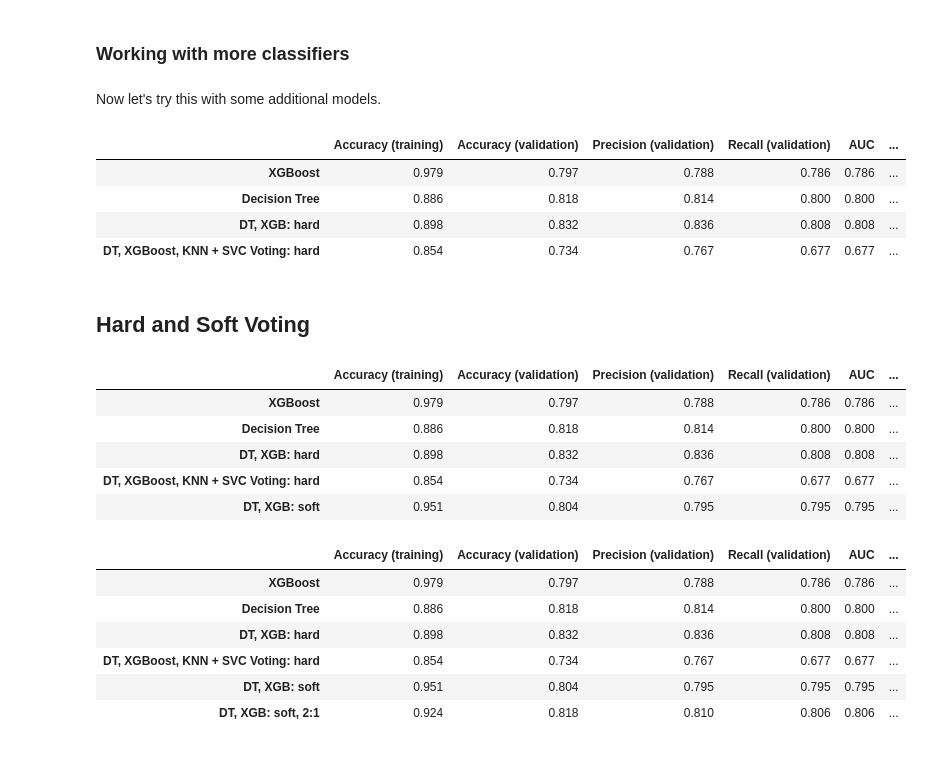
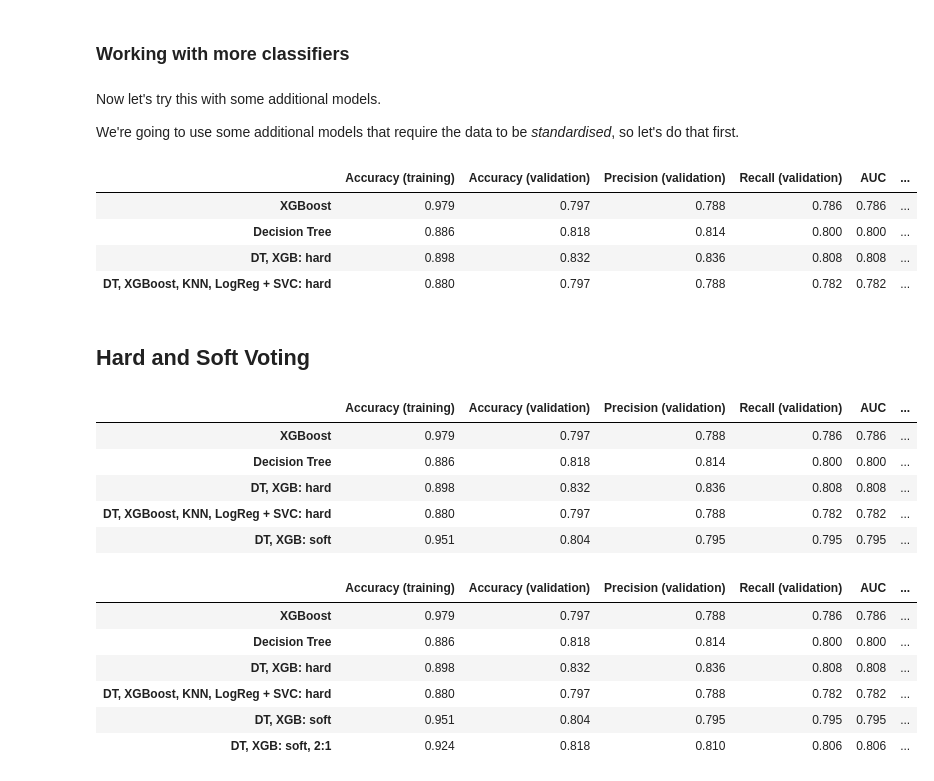
Before and after one commit to hsma-programme/h6_4j_model_optimisation, a Jupyter notebook: teaching_notebooks/ensembles.ipynb, the cells around one changed output. Saved outputs shown, nothing was run; the diff lists cells and outputs as text; code cells hidden in the pictures.

```diff
--- a/teaching_notebooks/ensembles.ipynb
+++ b/teaching_notebooks/ensembles.ipynb
@@ -129,26 +130,49 @@ results_df
 ### Working with more classifiers
 # %% [markdown]
 Now let's try this with some additional models.
+
+We're going to use some additional models that require the data to be *standardised*, so let's do that first.
+# %%
+from sklearn.preprocessing import StandardScaler
+
+sc = StandardScaler()
+
+# Apply the scaler to the training and test sets
+X_train_standardised = sc.fit_transform(X_train)
+X_validate_standardised = sc.fit_transform(X_validate)
+X_test_standardised = sc.fit_transform(X_test)
 # %%
 clf3 = KNeighborsClassifier(n_neighbors=7)
 
 clf4 = SVC(kernel='rbf', probability=True)
 
+clf5 = LogisticRegression()
+
 voting_classifier_2 = VotingClassifier(estimators=[
     ('XGBoost', clf1),
     ('Decision Tree', clf2),
     ('K-Nearest Neighbours', clf3),
-    ('SVC', clf4)],
+    ('SVC', clf4),
+    ('Logistic Regression', clf5)
+    ],
     voting='hard')
 
-results_df = pd.concat([results_df,fit_train(model=voting_classifier_2, name="DT, XGBoost, KNN + SVC Voting: hard")])
+results_df = pd.concat([
+    results_df,
+    fit_train(
+        X_train=X_train_standardised,
+        X_validate=X_validate_standardised,
+        model=voting_classifier_2,
+        name="DT, XGBoost, KNN, LogReg + SVC: hard")
+        ])
+
 results_df
 # %% [output]
 |  | Accuracy (training) | Accuracy (validation) | Precision (validation) | Recall (validation) | AUC | ... |
 | XGBoost | 0.979 | 0.797 | 0.788 | 0.786 | 0.786 | ... |
 | Decision Tree | 0.886 | 0.818 | 0.814 | 0.800 | 0.800 | ... |
 | DT, XGB: hard | 0.898 | 0.832 | 0.836 | 0.808 | 0.808 | ... |
-| DT, XGBoost, KNN + SVC Voting: hard | 0.854 | 0.734 | 0.767 | 0.677 | 0.677 | ... |
+| DT, XGBoost, KNN, LogReg + SVC: hard | 0.880 | 0.797 | 0.788 | 0.782 | 0.782 | ... |
 # %% [markdown]
 ## Hard and Soft Voting
 # %%
@@ -167,7 +191,7 @@ results_df
 | XGBoost | 0.979 | 0.797 | 0.788 | 0.786 | 0.786 | ... |
 | Decision Tree | 0.886 | 0.818 | 0.814 | 0.800 | 0.800 | ... |
 | DT, XGB: hard | 0.898 | 0.832 | 0.836 | 0.808 | 0.808 | ... |
-| DT, XGBoost, KNN + SVC Voting: hard | 0.854 | 0.734 | 0.767 | 0.677 | 0.677 | ... |
+| DT, XGBoost, KNN, LogReg + SVC: hard | 0.880 | 0.797 | 0.788 | 0.782 | 0.782 | ... |
 | DT, XGB: soft | 0.951 | 0.804 | 0.795 | 0.795 | 0.795 | ... |
 # %%
 voting_classifier_1 = VotingClassifier(
@@ -186,7 +210,7 @@ results_df
 | XGBoost | 0.979 | 0.797 | 0.788 | 0.786 | 0.786 | ... |
 | Decision Tree | 0.886 | 0.818 | 0.814 | 0.800 | 0.800 | ... |
 | DT, XGB: hard | 0.898 | 0.832 | 0.836 | 0.808 | 0.808 | ... |
-| DT, XGBoost, KNN + SVC Voting: hard | 0.854 | 0.734 | 0.767 | 0.677 | 0.677 | ... |
+| DT, XGBoost, KNN, LogReg + SVC: hard | 0.880 | 0.797 | 0.788 | 0.782 | 0.782 | ... |
 | DT, XGB: soft | 0.951 | 0.804 | 0.795 | 0.795 | 0.795 | ... |
 | DT, XGB: soft, 2:1 | 0.924 | 0.818 | 0.810 | 0.806 | 0.806 | ... |
 # %%
```
Also changed, not shown: parts of 3 cells of this notebook.
